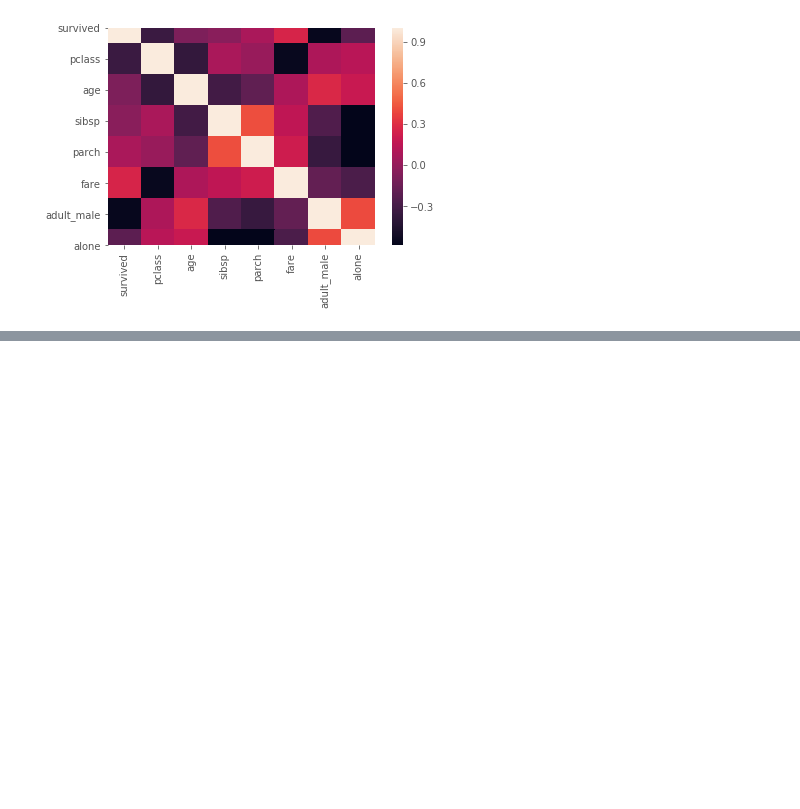
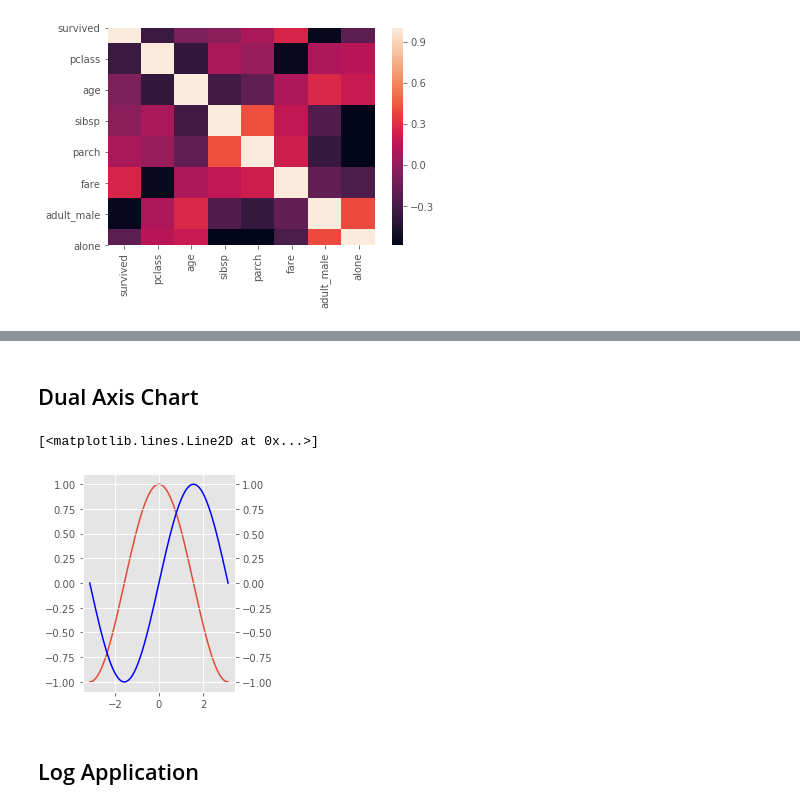
Before and after one commit to lohith0501/Data-Visualization-Using-Matplotlib-Seaborn, a Jupyter notebook: Data Visualization.ipynb, the cells around one changed output, grey strips where cells are left out. Drawn from its saved outputs; the diff is of its cells as text; code cells hidden in the pictures; blank space fills up the shorter version.

```diff
--- a/Data Visualization.ipynb
+++ b/Data Visualization.ipynb
@@ -245,0 +289,15 @@ sns.heatmap(titanic.corr())
+# %% [markdown]
+## Dual Axis Chart
+# %%
+fig=plt.figure()
+plt1=fig.add_subplot(1,2,1)
+
+plt1.plot(x,C)
+
+plt2=plt1.twinx()
+plt2.plot(x,S,'b')
+# %% [output]
+[<matplotlib.lines.Line2D at 0x...>]
+[figure, added]
+# %% [markdown]
+## Log Application
```
Also changed, not shown: parts of 30 cells of this notebook.
